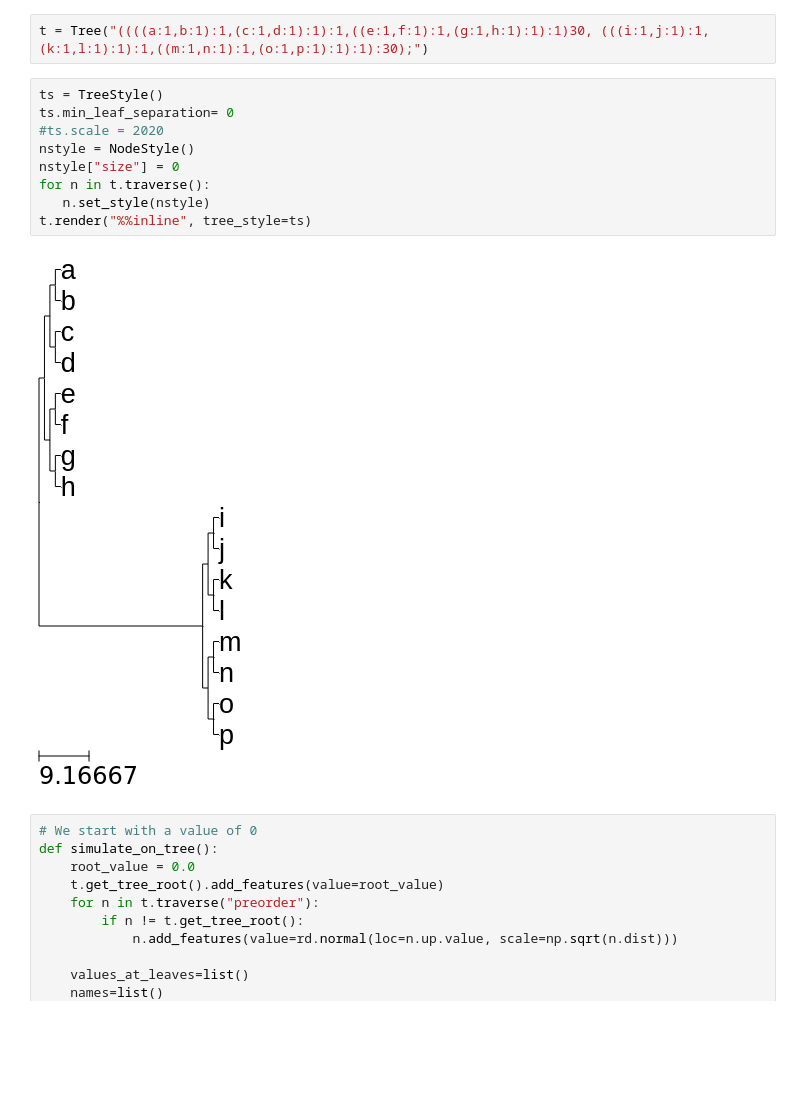
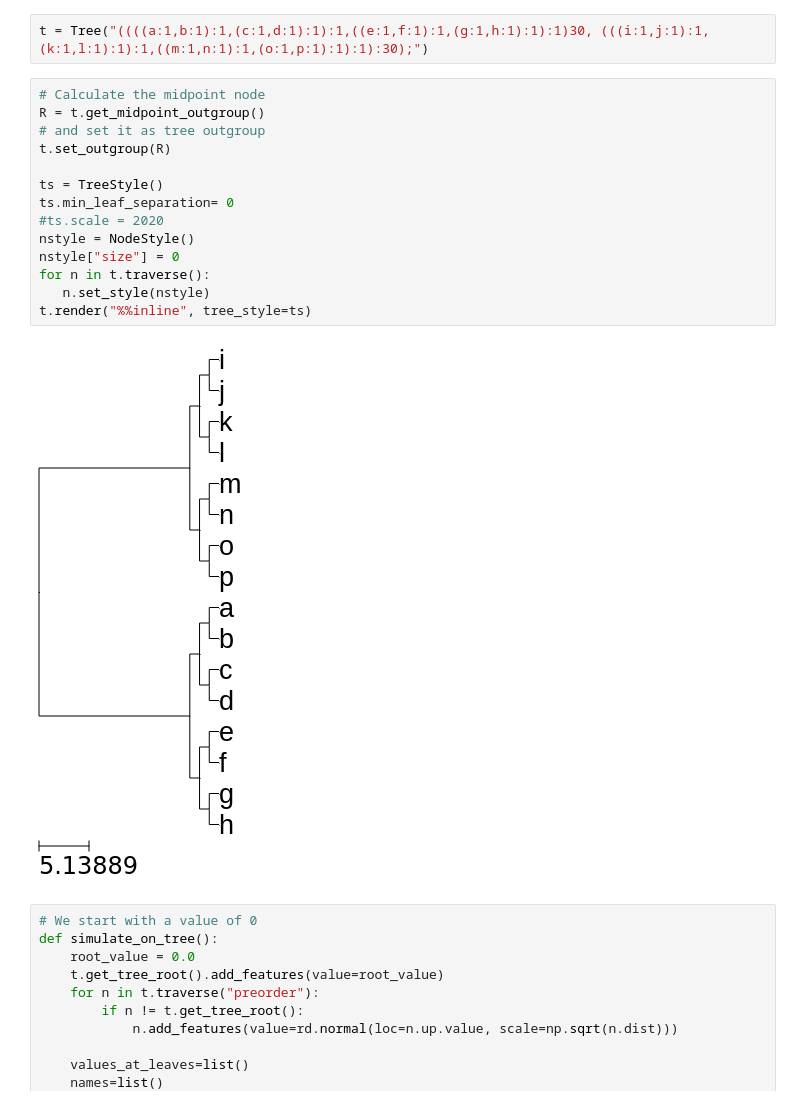
Before and after one commit to Boussau/Notebooks, a Jupyter notebook: Notebooks/Simulating_phylogenetic_inertia.ipynb, the cells around one changed output. Saved outputs shown, nothing was run; the diff lists cells and outputs as text; blank space fills up the shorter version.

Commit message:
Better rooted tree plot.

```diff
--- a/Notebooks/Simulating_phylogenetic_inertia.ipynb
+++ b/Notebooks/Simulating_phylogenetic_inertia.ipynb
@@ -62,16 +62,21 @@ SD: 0.101218129168
 # %%
 t = Tree("((((a:1,b:1):1,(c:1,d:1):1):1,((e:1,f:1):1,(g:1,h:1):1):1)30, (((i:1,j:1):1,(k:1,l:1):1):1,((m:1,n:1):1,(o:1,p:1):1):1):30);")
 # %%
+# Calculate the midpoint node
+R = t.get_midpoint_outgroup()
+# and set it as tree outgroup
+t.set_outgroup(R)
+
 ts = TreeStyle()
 ts.min_leaf_separation= 0
 #ts.scale = 2020
 nstyle = NodeStyle()
 nstyle["size"] = 0
 for n in t.traverse():
    n.set_style(nstyle)
 t.render("%%inline", tree_style=ts)
 # %% [output]
-[figure, old version]
+[figure, new version]
 # %%
 # We start with a value of 0
 def simulate_on_tree():
```
Also changed, not shown: parts of 8 cells of this notebook.
